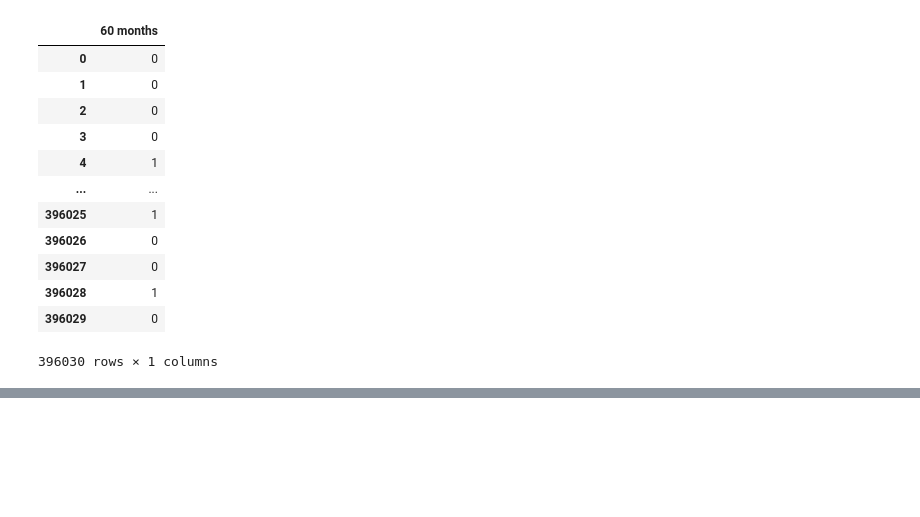
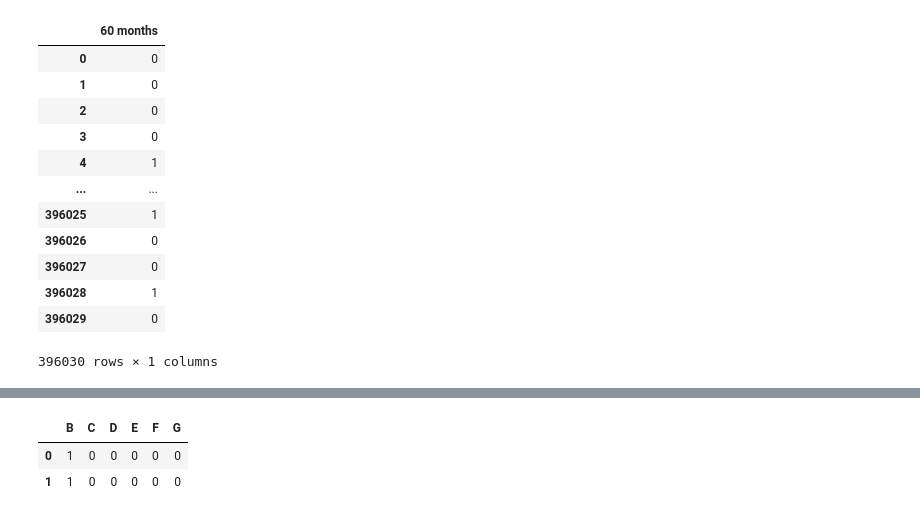
Before and after one commit to fgias/ds-ml-udemy, a Jupyter notebook: 21-Deep Learning/03-Keras-Project-Exercise-Solo.ipynb, the cells around one changed output, grey strips where cells are left out. Drawn from its saved outputs; the diff is of its cells as text; code cells hidden in the pictures; blank space fills up the shorter version.

```diff
--- a/21-Deep Learning/03-Keras-Project-Exercise-Solo.ipynb
+++ b/21-Deep Learning/03-Keras-Project-Exercise-Solo.ipynb
@@ -113,0 +125,6 @@ Interest Rate on the loan
+# %%
+pd.get_dummies(df['grade'], drop_first=True).head(2)
+# %% [output]
+|  | B | C | D | E | F | G |
+| 0 | 1 | 0 | 0 | 0 | 0 | 0 |
+| 1 | 1 | 0 | 0 | 0 | 0 | 0 |
```
Also changed, not shown: parts of 23 cells of this notebook.
